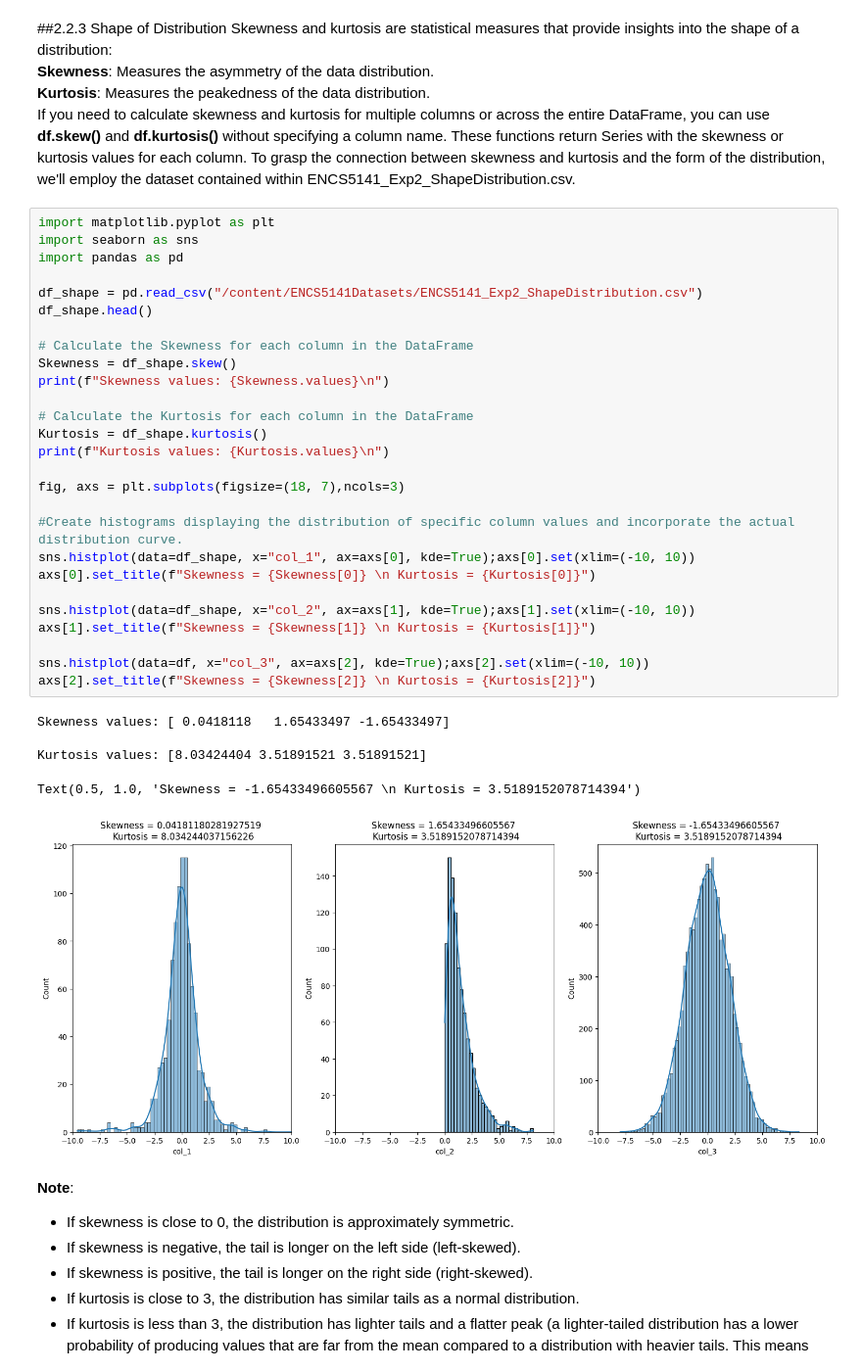
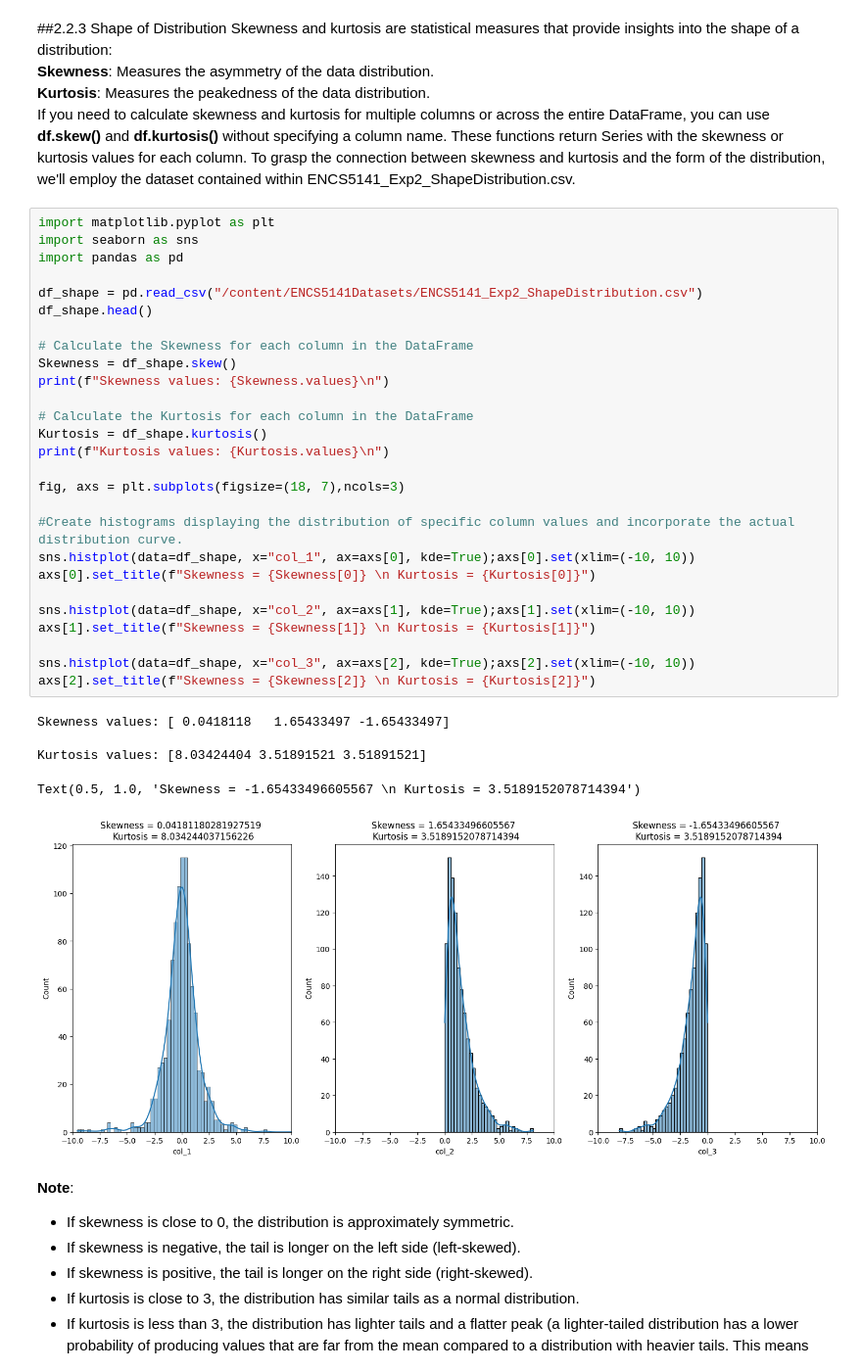
Before and after one commit to mkjubran/ENCS5141-INTELLIGENT-SYSTEMS-LAB, a Jupyter notebook: ENCS5141_Exp2_Handling_Missing_Data.ipynb, the cells around one changed output. Shown at 98% size. Cells and saved outputs as stored; diff of their text form.

```diff
--- a/ENCS5141_Exp2_Handling_Missing_Data.ipynb
+++ b/ENCS5141_Exp2_Handling_Missing_Data.ipynb
@@ -445,35 +445,35 @@ If you need to calculate skewness and kurtosis for multiple columns or across th
 import matplotlib.pyplot as plt
 import seaborn as sns
 import pandas as pd
 
 df_shape = pd.read_csv("/content/ENCS5141Datasets/ENCS5141_Exp2_ShapeDistribution.csv")
 df_shape.head()
 
 # Calculate the Skewness for each column in the DataFrame
 Skewness = df_shape.skew()
 print(f"Skewness values: {Skewness.values}\n")
 
 # Calculate the Kurtosis for each column in the DataFrame
 Kurtosis = df_shape.kurtosis()
 print(f"Kurtosis values: {Kurtosis.values}\n")
 
 fig, axs = plt.subplots(figsize=(18, 7),ncols=3)
 
 #Create histograms displaying the distribution of specific column values and incorporate the actual distribution curve.
 sns.histplot(data=df_shape, x="col_1", ax=axs[0], kde=True);axs[0].set(xlim=(-10, 10))
 axs[0].set_title(f"Skewness = {Skewness[0]} \n Kurtosis = {Kurtosis[0]}")
 
 sns.histplot(data=df_shape, x="col_2", ax=axs[1], kde=True);axs[1].set(xlim=(-10, 10))
 axs[1].set_title(f"Skewness = {Skewness[1]} \n Kurtosis = {Kurtosis[1]}")
 
-sns.histplot(data=df, x="col_3", ax=axs[2], kde=True);axs[2].set(xlim=(-10, 10))
+sns.histplot(data=df_shape, x="col_3", ax=axs[2], kde=True);axs[2].set(xlim=(-10, 10))
 axs[2].set_title(f"Skewness = {Skewness[2]} \n Kurtosis = {Kurtosis[2]}")
 # %% [output]
 Skewness values: [ 0.0418118   1.65433497 -1.65433497]
 
 Kurtosis values: [8.03424404 3.51891521 3.51891521]
 Text(0.5, 1.0, 'Skewness = -1.65433496605567 \n Kurtosis = 3.5189152078714394')
-[figure, old version]
+[figure, new version]
 # %% [markdown]
 **Note**:
 - If skewness is close to 0, the distribution is approximately symmetric.
```
Also changed, not shown: parts of 1 cell of this notebook.
